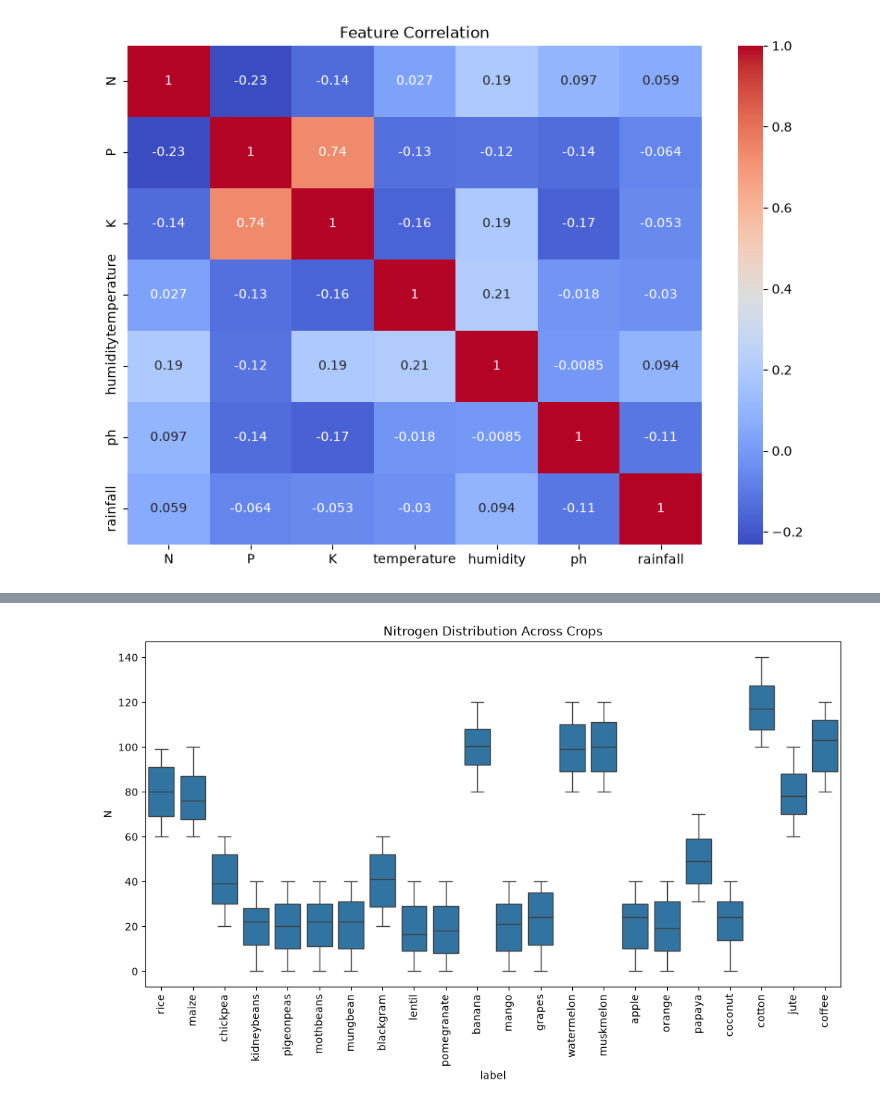
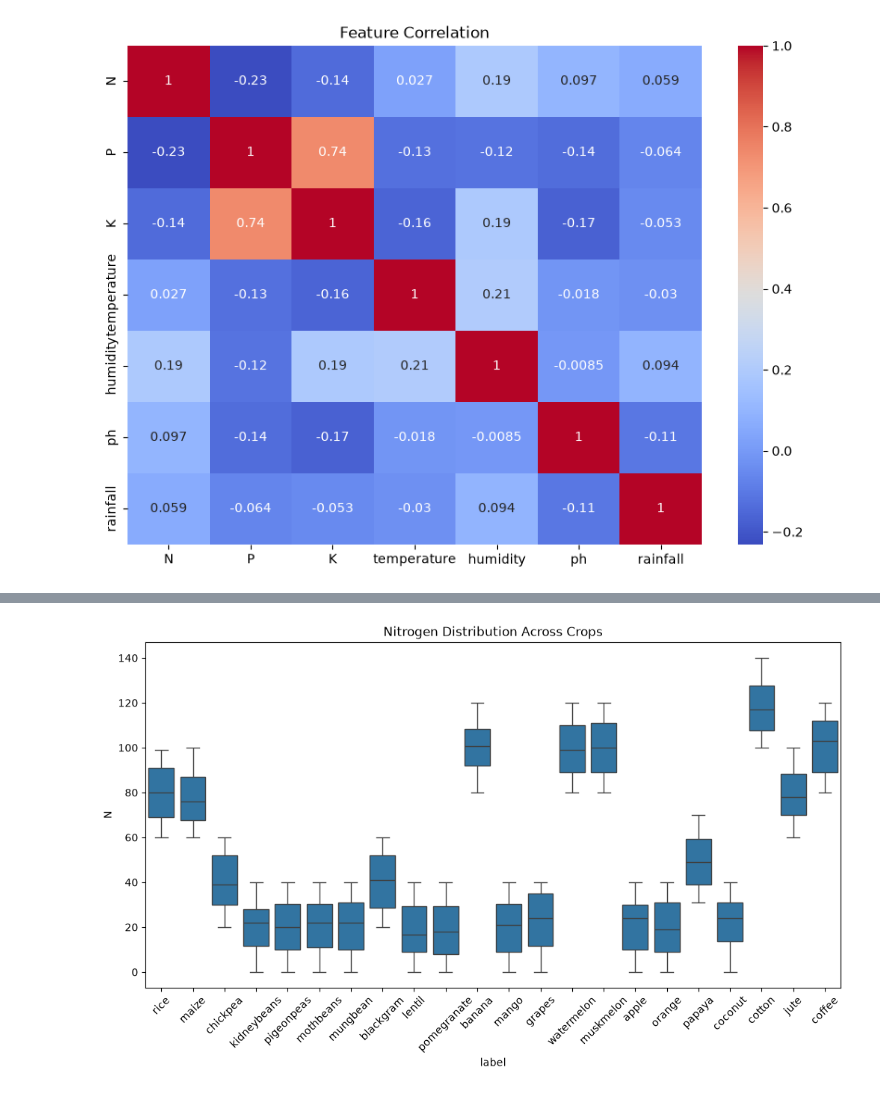
Before and after one commit to anuroy15052005/AgriSense, a Jupyter notebook: notebooks/crop_eda.ipynb, the cells around one changed output, grey strips where cells are left out. Cells and saved outputs as stored; diff of their text form; code cells hidden in the pictures.

```diff
--- a/notebooks/crop_eda.ipynb
+++ b/notebooks/crop_eda.ipynb
@@ -127,10 +155,10 @@ plt.show()
 # %%
 plt.figure(figsize=(12, 6))
 
 sns.boxplot(data=df, x="label", y="N")
 
-plt.xticks(rotation=90)
+plt.xticks(rotation=45)
 plt.title("Nitrogen Distribution Across Crops")
 plt.show()
 # %% [output]
-[figure, old version]
+[figure, new version]
```
Also changed, not shown: parts of 57 cells of this notebook, 4 other files.
